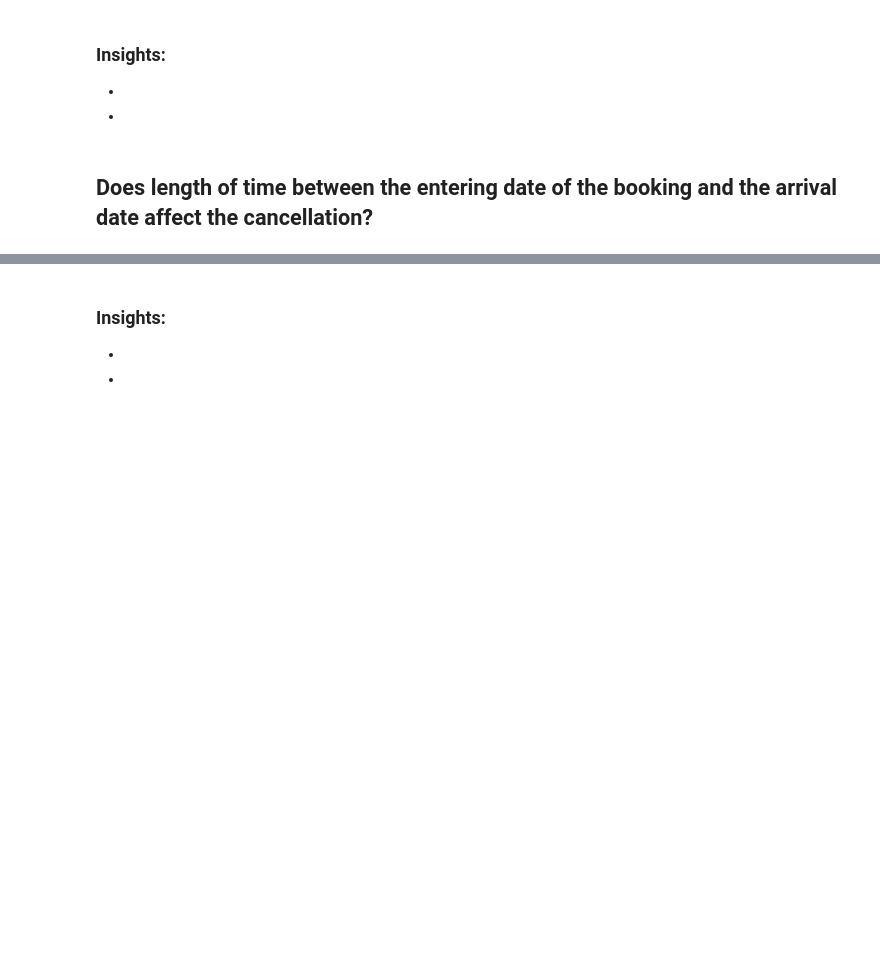
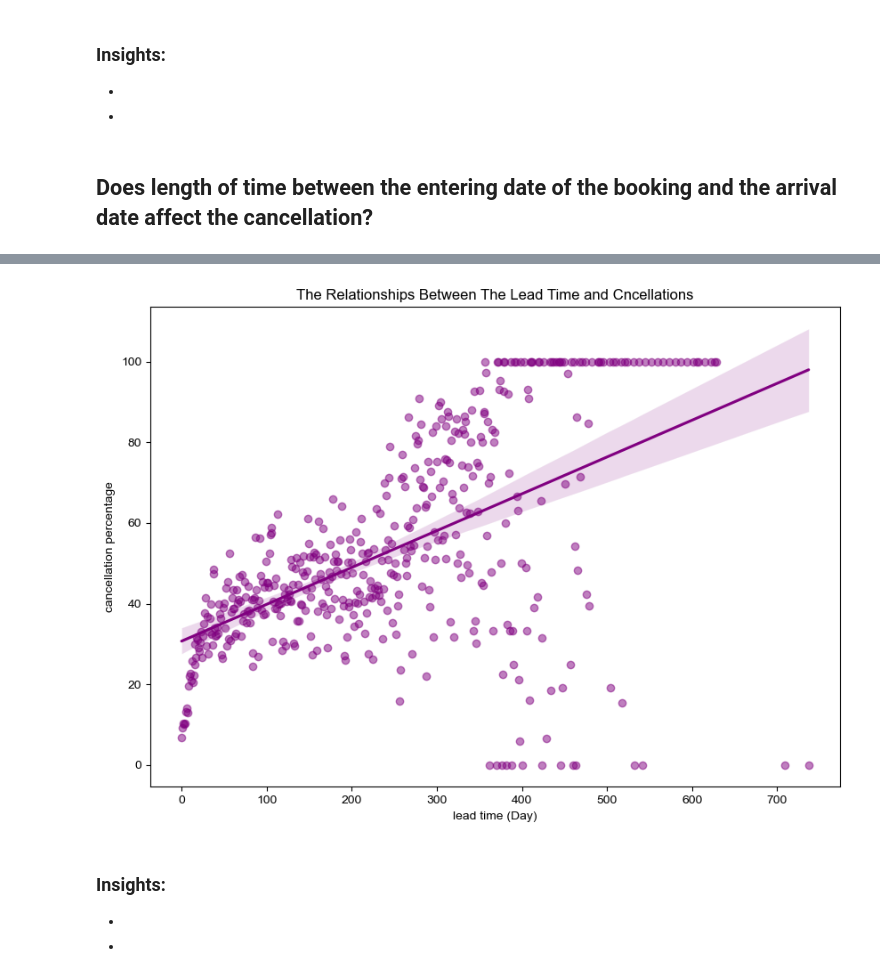
Before and after one commit to Tuwaiq-Data-Science-Bootcamp-V3/PCA-Lab1, a Jupyter notebook: CV_Assignment.ipynb, the cells around one changed output, grey strips where cells are left out. Cells and saved outputs as stored; diff of their text form; code cells hidden in the pictures; blank space fills up the shorter version.

```diff
--- a/CV_Assignment.ipynb
+++ b/CV_Assignment.ipynb
@@ -119,3 +125,16 @@ df.describe(include='object')
+# %%
+f = df.groupby('lead_time').mean().reset_index()
+plt.subplots(figsize=(10,7))
+sns.set_style('white')
+sns.regplot(x='lead_time', y=f['is_canceled']*100, data=f, line_kws={'color': 'purple'}, color='purple', scatter_kws={'alpha': 0.5})
+
+
+plt.title('The Relationships Between The Lead Time and Cncellations')
+plt.xlabel('lead time (Day)')
+plt.ylabel('cancellation percentage');
+plt.show()
+# %% [output]
+[figure, added]
 # %% [markdown]
 ### Insights:
 -
```
Also changed, not shown: parts of 32 cells of this notebook.
